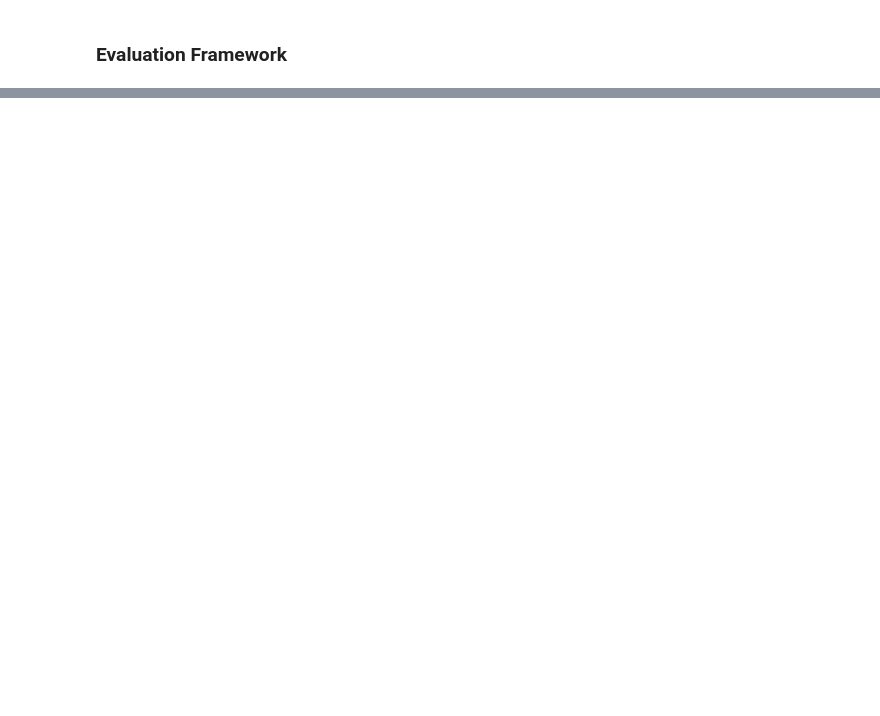
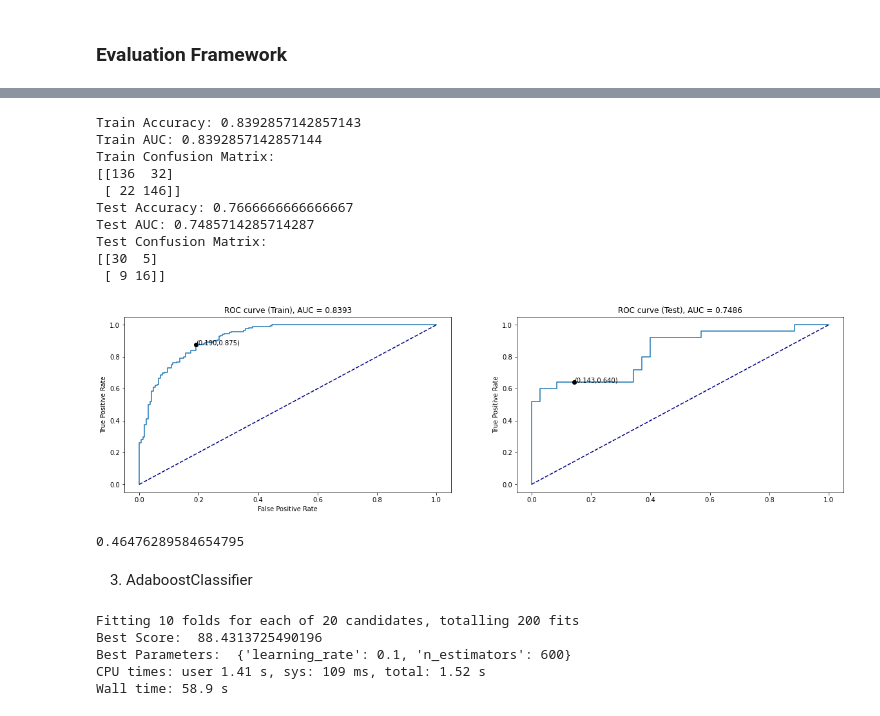
Before and after one commit to tminhquang00/EEET2485-heart-failure-prediction, a Jupyter notebook: heart-failure-detection.ipynb, the cells around one changed output, grey strips where cells are left out. Cells and saved outputs as stored; diff of their text form; code cells hidden in the pictures; blank space fills up the shorter version.

```diff
--- a/heart-failure-detection.ipynb
+++ b/heart-failure-detection.ipynb
@@ -303,0 +495,43 @@ from sklearn.model_selection import GridSearchCV
+# %%
+y_test_pred_proba = log_reg.predict_proba(X_val)[::,1]
+y_train_pred_proba = log_reg.predict_proba(X_train)[::,1]
+plot_ROC(y_train, y_train_pred_proba, y_val, y_test_pred_proba)
+# %% [output]
+Train Accuracy: 0.8392857142857143
+Train AUC: 0.8392857142857144
+Train Confusion Matrix:
+[[136  32]
+ [ 22 146]]
+Test Accuracy: 0.7666666666666667
+Test AUC: 0.7485714285714287
+Test Confusion Matrix:
+[[30  5]
+ [ 9 16]]
+[figure, added]
+0.46476289584654795
+# %% [markdown]
+3. AdaboostClassifier
+# %%
+
+%%time
+
+model = AdaBoostClassifier()
+
+parameters = {
+    'n_estimators': [200, 300, 500, 600, 800],
+    'learning_rate':[0.001, 0.1, 0.2, 0.5]
+}
+
+ada_clf = GridSearchCV(model, parameters, refit=True, verbose=1, cv = 10, n_jobs = 4)
+ada_clf.fit(X_train, y_train)
+
+print('Best Score: ', ada_clf.best_score_*100, '\nBest Parameters: ', ada_clf.best_params_)
+
+acc, f1, recall = evaluate_model_performance(ada_clf, X_val, y_val)
+model_score.append(['Adaboost classifier', acc, f1, recall])
+# %% [output]
+Fitting 10 folds for each of 20 candidates, totalling 200 fits
+Best Score:  88.4313725490196
+Best Parameters:  {'learning_rate': 0.1, 'n_estimators': 600}
+CPU times: user 1.41 s, sys: 109 ms, total: 1.52 s
+Wall time: 58.9 s
```
Also changed, not shown: parts of 29 cells of this notebook, 1 other file.
